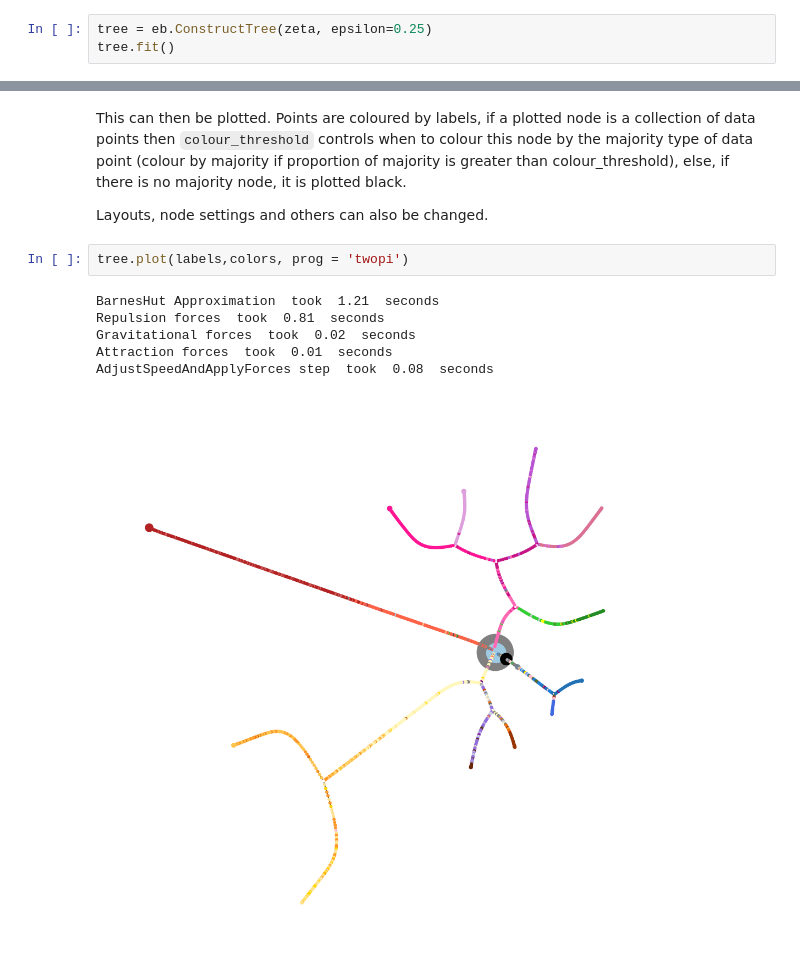
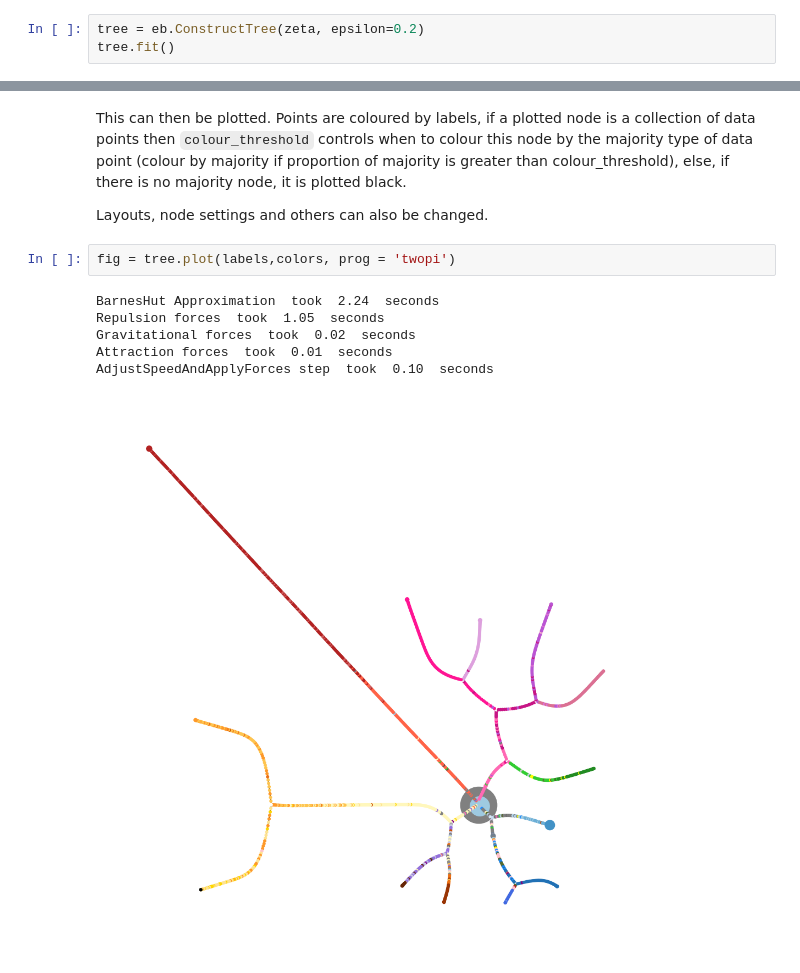
Before and after one commit to pyemb/pyemb, a Jupyter notebook: docs/source/tutorials/planaria.ipynb, the cells around one changed output, grey strips where cells are left out. Drawn from its saved outputs; the diff is of its cells as text.

```diff
--- a/docs/source/tutorials/planaria.ipynb
+++ b/docs/source/tutorials/planaria.ipynb
@@ -68,7 +68,7 @@ recovers hidden tree structure'](https://proceedings.neurips.cc/paper_files/pape
 # %% [markdown]
 The `epsilon` parameter controls the threshold for condensing tree and if set to zero the full tree will be given.
 # %%
-tree = eb.ConstructTree(zeta, epsilon=0.25)
+tree = eb.ConstructTree(zeta, epsilon=0.2)
 tree.fit()
 # %% [output]
 Performing clustering...
@@ -80,11 +80,11 @@ This can then be plotted. Points are coloured by labels, if a plotted node is a
 
 Layouts, node settings and others can also be changed.
 # %%
-tree.plot(labels,colors, prog = 'twopi')
+fig = tree.plot(labels,colors, prog = 'twopi')
 # %% [output]
-BarnesHut Approximation  took  1.21  seconds
-Repulsion forces  took  0.81  seconds
+BarnesHut Approximation  took  2.24  seconds
+Repulsion forces  took  1.05  seconds
 Gravitational forces  took  0.02  seconds
 Attraction forces  took  0.01  seconds
-AdjustSpeedAndApplyForces step  took  0.08  seconds
+AdjustSpeedAndApplyForces step  took  0.10  seconds
-[figure, old version]
+[figure, new version]
```
Also changed, not shown: parts of 1 cell of this notebook, 55 other files.
